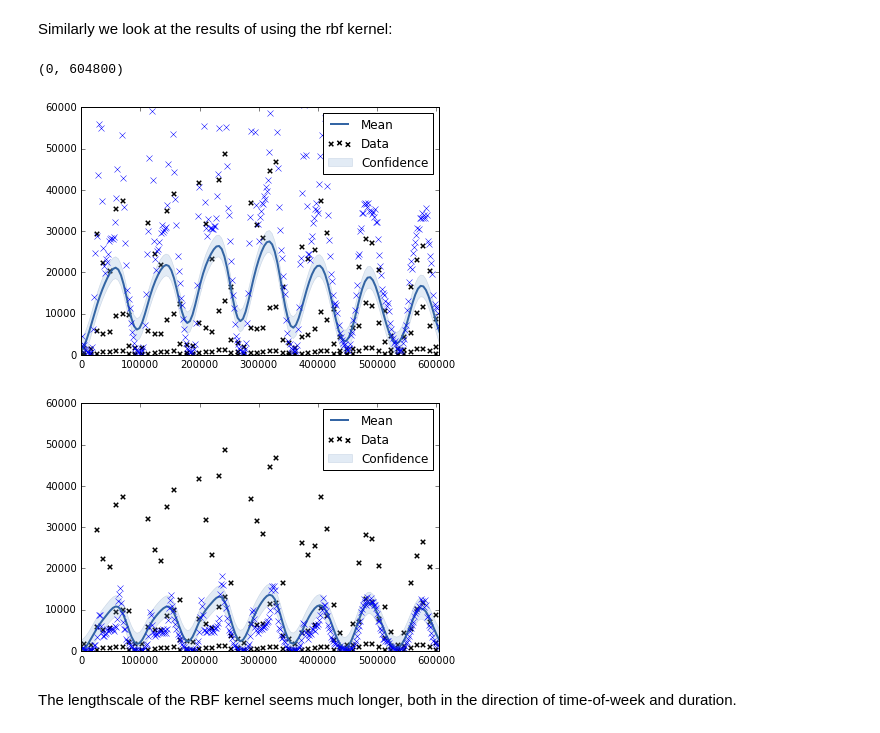
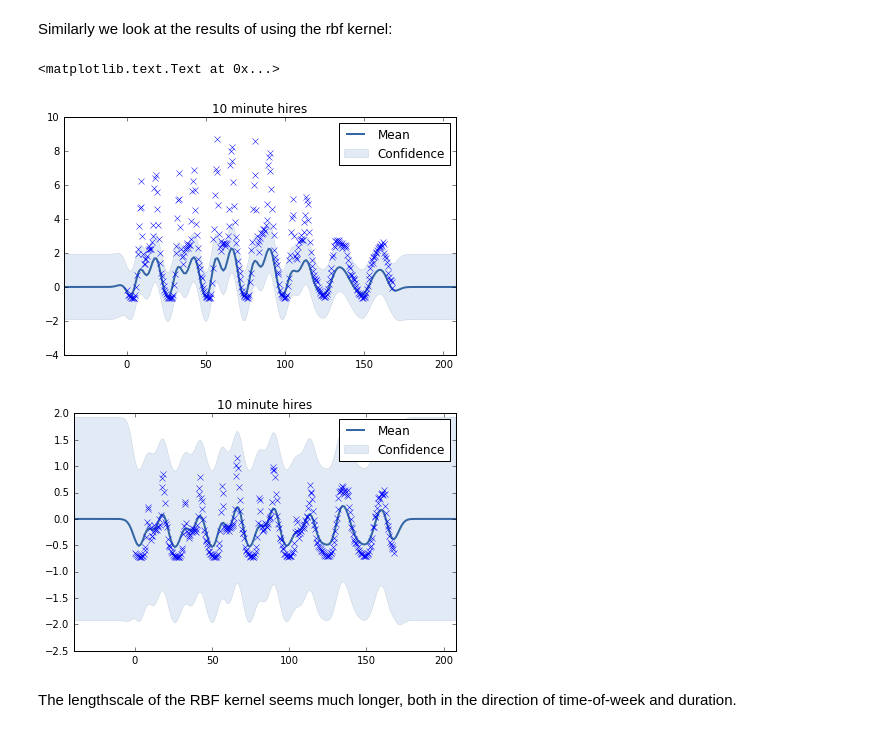
Before and after one commit to lionfish0/dp, a Jupyter notebook: New york bike hire.ipynb, the cells around one changed output. Saved outputs shown, nothing was run; the diff lists cells and outputs as text; code cells hidden in the pictures.

```diff
--- a/New york bike hire.ipynb
+++ b/New york bike hire.ipynb
@@ -28,8 +29,10 @@ for i,p in enumerate(df.iterrows()):
     midnight = hiredatetime.replace(hour=0, minute=0, second=0, microsecond=0)
     dow[i] = hiredatetime.weekday()
     seconds[i] = (hiredatetime - midnight).seconds + dow[i]*(3600*24.0)
-df['seconds'] = seconds
+df['seconds'] = seconds #total number of seconds
+df['hours'] = seconds/3600.0 #total number of hours
 df['dow'] = dow
+df['tripduration_hours'] = df['tripduration']/3600.0
 # %%
 #seconds since midnight
 #seconds = np.zeros(df.shape[0])
@@ -193,8 +194,14 @@ output_test and associated variables are from a similar analysis, but with small
 We train on the low-res data, and then test how well it predicts the hi-res data. We do this with the assumption that, in future, people will want to estimate the hi-res data using low-res binned data (e.g. from a differentially private treatment of a dataset).
 # %%
 #boundarylist = [('seconds',0,24*3600,60*30), ('dow',0.0,7.0,1.0)]#,('start station longitude',None,None,0.025),('start station latitude',None,None,0.025)]#,('gender',None,None,1.0),('birth year',None,None,10.0)],('dow',0.0,7.0,1.0)] #,('tripduration',None,None,600)]
-boundarylist = [('seconds',0,24*3600*7,60*60*3), ('tripduration',0,3600,1200)]
-test_boundarylist = [('seconds',0,24*3600*7,60*30), ('tripduration',0,3600,400)]
+
+#USE THESE:
+#boundarylist = [('hours',0,24*7,3), ('tripduration_hours',0,1,20.0/60.0)]
+#test_boundarylist = [('hours',0,24*7,0.5), ('tripduration_hours',0,1,5.0/60.0)]
+
+#QUICK ONES:
+boundarylist = [('hours',0,24*7,6), ('tripduration_hours',0,1,40.0/60.0)]
+test_boundarylist = [('hours',0,24*7,2), ('tripduration_hours',0,1,20.0/60.0)]
 output,point_row_form,area_row_form,output_row_form,bins = bin_dataframe(df,boundarylist)
 output_test,point_row_form_test,area_row_form_test,output_row_form_test,bins_test = bin_dataframe(df,test_boundarylist)
 area = np.prod([b[3] for b in boundarylist])
@@ -238,2 +238,8 @@ m_rbf.optimize(messages=True)
 # %% [output]
 (168,)
+# %%
+m_rbf = GPy.models.GPRegression(1.0*point_row_form,1.0*noisy_output[:,None],rbfkernel)#,normalizer=True)
+m_rbf.rbf.variance = np.var(noisy_output[:,None])
+#m.Gaussian_noise.variance.fix(0.2)
+m_rbf.Gaussian_noise.variance = np.var(noisy_output[:,None])
+m_rbf.optimize(messages=True)
@@ -276,21 +297,25 @@ plt.title('30 minute hires')
 # %% [markdown]
 Similarly we look at the results of using the rbf kernel:
 # %%
-m_rbf.plot(fixed_inputs=[(1,600)])#,plot_data=False)
-sel = point_row_form_test[:,1]==600
-plt.plot(point_row_form_test[sel,0],output_row_form_test[sel]*area/area_test,'x')
-plt.ylim([0,60000])
-plt.xlim([0,60*60*7*24])
+m_rbf.plot(fixed_inputs=[(1,7.5/60)],plot_data=False)
+sel = point_row_form_test[:,1]==7.5/60
+plt.plot(point_row_form_test[sel,0],((output_row_form_test[sel]*area/area_test)-normalisation_mean)/normalisation_std,'x')
 
-m_rbf.plot(fixed_inputs=[(1,1800)])#,plot_data=False)
-sel = point_row_form_test[:,1]==1800
-plt.plot(point_row_form_test[sel,0],output_row_form_test[sel]*area/area_test,'x')
-plt.ylim([0,60000])
-plt.xlim([0,60*60*7*24])
+#plt.ylim([0,area*0.005])
+#plt.xlim([0,60*60*7*24])
+plt.title('10 minute hires')
+
+m_rbf.plot(fixed_inputs=[(1,27.5/60)],plot_data=False)
+sel = point_row_form_test[:,1]==27.5/60
+plt.plot(point_row_form_test[sel,0],((output_row_form_test[sel]*area/area_test)-normalisation_mean)/normalisation_std,'x')
+
+#plt.ylim([0,area*0.005])
+#plt.xlim([0,60*60*7*24])
+plt.title('10 minute hires')
 # %% [output]
-(0, 604800)
+<matplotlib.text.Text at 0x...>
-[figure, old version]
+[figure, new version]
-[figure, old version]
+[figure, new version]
 # %% [markdown]
 The lengthscale of the RBF kernel seems much longer, both in the direction of time-of-week and duration.
 # %%
```
Also changed, not shown: parts of 20 cells of this notebook.
